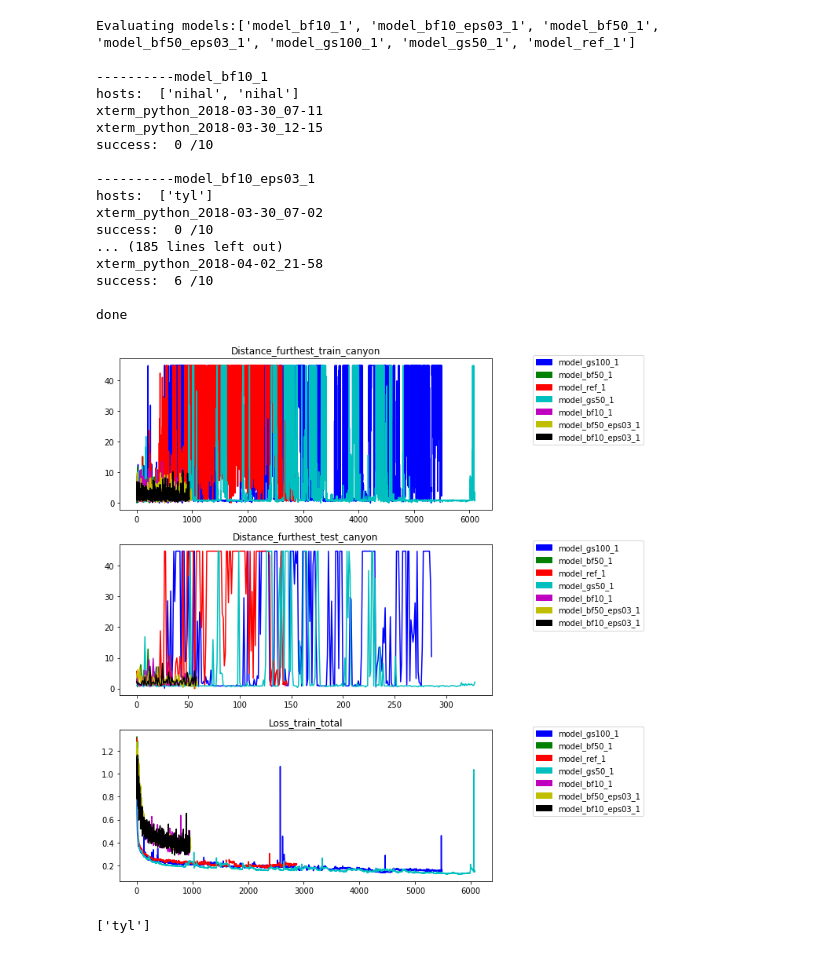
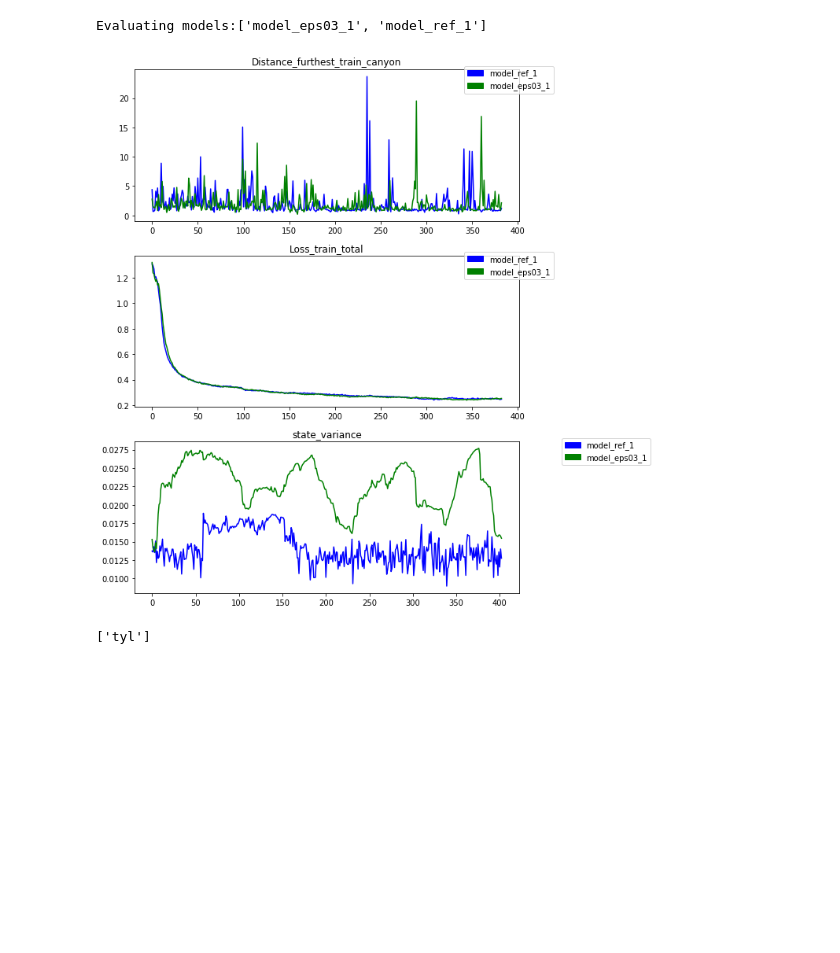
Before and after one commit to kkelchte/pilot, a Jupyter notebook: scripts/evaluate_q_learning_in_simulation.ipynb, the cells around one changed output. Drawn from its saved outputs; the diff is of its cells as text; code cells hidden in the pictures; blank space fills up the shorter version.

```diff
--- a/scripts/evaluate_q_learning_in_simulation.ipynb
+++ b/scripts/evaluate_q_learning_in_simulation.ipynb
@@ -4,11 +4,11 @@ import numpy as np
 import matplotlib.pyplot as plt
 import matplotlib.patches as mpatches
 # %%
-def evaluate(model_dirs,tags):
+def evaluate(model_dirs,tags,verbose):
     print
     data={}
     for model_dir in model_dirs:
-        print("----------{}".format(model_dir.split('/')[-1]))
+        if verbose: print("----------{}".format(model_dir.split('/')[-1]))
         ## PARSE HOSTING COMPUTER
         try:
                 hosts=[ ef.split('.')[4] for td in [model_dir+'/'+d for d in os.listdir(model_dir) if d.endswith('_train')] for ef in os.listdir(td) if 'events' in ef]
@@ -17,13 +17,13 @@ def evaluate(model_dirs,tags):
             print 'failed to read hosts in ',model_dir
             pass
         else:
-            print 'hosts: ',hosts
+            if verbose: print 'hosts: ',hosts
 
         data[model_dir]={t:[] for t in tags}
         ## PARSE TAG INFORMATION FROM xterm_python
         x_files=sorted([f for f in os.listdir(model_dir) if f.startswith('xterm_python')])
         for x_file in x_files:
-            print x_file
+            if verbose: print x_file
             with open(model_dir+'/'+x_file,'r') as f:
                 lines=f.readlines()
             for t in tags:
@@ -39,53 +39,40 @@ def evaluate(model_dirs,tags):
             print 'failed to read log file in ',model_dir
             pass
         else:
-            print 'success: ',success,'/10'
+            if verbose: print 'success: ',success,'/10'
         if len(data[model_dir][tags[0]])==0: del data[model_dir]
         print
     # Plot the data for each tag
     colors=['b', 'g', 'r', 'c', 'm', 'y', 'k']
     plt.figure(figsize=(10,10))
+    lengths={t:min([len(data[model_dir][t]) for model_dir in data.keys()]) for t in tags}
     for index, t in enumerate(tags):
         plt.subplot(len(tags),1, index+1)
         plt.title(t)
         patches=[]
         for mindex, model_dir in enumerate(data.keys()):
-            plt.plot(data[model_dir][t],color=colors[mindex%len(colors)])
+            plt.plot(data[model_dir][t][:lengths[t]],color=colors[mindex%len(colors)])
             patches.append(mpatches.Patch(color=colors[mindex%len(colors)], label=model_dir.split('/')[-1]))
         plt.legend(handles=patches,bbox_to_anchor=(1.1, 1.05))
     plt.tight_layout()
-    print 'done'
+    if verbose: print 'done'
 # %%
 # ONLINE EVALUATION PARAMETER SEARCH
 root_dir='/esat/opal/kkelchte/docker_home/tensorflow/log/on_depth_turtle'
-model_dirs=sorted([root_dir+'/'+d for d in os.listdir(root_dir) if "model" in d and "_1" in d])
+# model_dirs=sorted([root_dir+'/'+d for d in os.listdir(root_dir) if "model" in d and('tdreplay' in d or 'actreplay' in d or 'ref' in d)])
+model_dirs=sorted([root_dir+'/'+d for d in os.listdir(root_dir) if "model" in d and '_1' in d and ('eps03' in d or 'ref' in d)])
 print('Evaluating models:'+str(sorted([os.path.basename(model) for model in model_dirs])))
 # uncomment to see possible tags
 # with open([root_dir+'/'+os.path.basename(model_dirs[0])+'/'+r for r in os.listdir(root_dir+'/'+os.path.basename(model_dirs[0])) if r.startswith('2018') and r.endswith('train') and os.path.isfile(root_dir+'/'+os.path.basename(model_dirs[0])+'/'+r+'/tf_log')][0]+'/tf_log','r') as log_file:
 #     tags=[]
 #     for line in log_file.readlines(): tags.extend([ e.split(':')[0][1:] for e in line.split(',')if e.split(':')[0][1:] not in tags][1:])
 #     print "Tags: ",tags
-tags=['Distance_furthest_train_canyon','Distance_furthest_test_canyon','Loss_train_total']
-evaluate(model_dirs,tags)
+tags=['Distance_furthest_train_canyon','Loss_train_total','state_variance']
+# tags=['Distance_furthest_train_canyon','Distance_furthest_test_canyon','Loss_train_total','state_variance']
+evaluate(model_dirs,tags,False)
 # %% [output]
-Evaluating models:['model_bf10_1', 'model_bf10_eps03_1', 'model_bf50_1', 'model_bf50_eps03_1', 'model_gs100_1', 'model_gs50_1', 'model_ref_1']
-
-----------model_bf10_1
-hosts:  ['nihal', 'nihal']
-xterm_python_2018-03-30_07-11
-xterm_python_2018-03-30_12-15
-success:  0 /10
-
-----------model_bf10_eps03_1
-hosts:  ['tyl']
-xterm_python_2018-03-30_07-02
-success:  0 /10
-... (185 lines left out)
-xterm_python_2018-04-02_21-58
-success:  6 /10
-
-done
+Evaluating models:['model_eps03_1', 'model_ref_1']
-[figure, old version]
+[figure, new version]
 # %%
 # %% [output]
 ['tyl']
```
Also changed, not shown: 6 other files.
